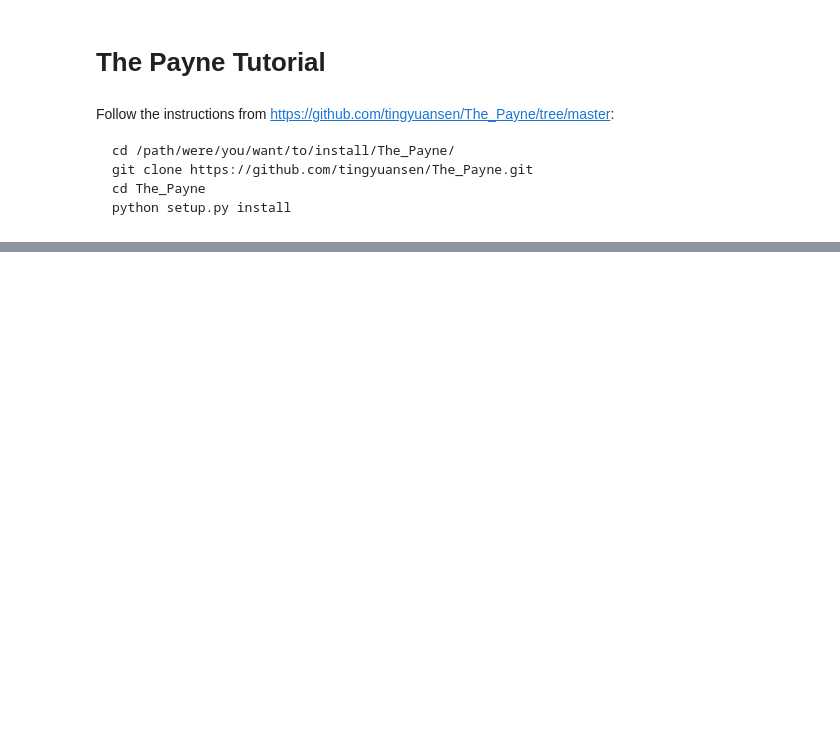
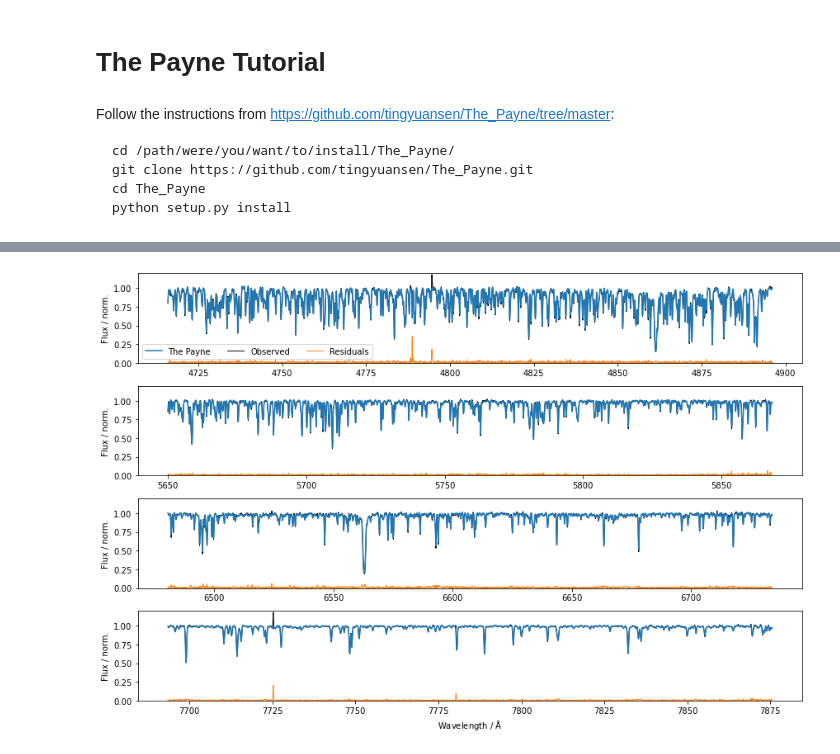
Before and after one commit to svenbuder/the_payne_tutorial, a Jupyter notebook: the_payne_tutorial.ipynb, the cells around one changed output, grey strips where cells are left out. Drawn from its saved outputs; the diff is of its cells as text; code cells hidden in the pictures; blank space fills up the shorter version.

```diff
--- a/the_payne_tutorial.ipynb
+++ b/the_payne_tutorial.ipynb
@@ -186,0 +317,6 @@ training.neural_net(
+# %%
+example_labels = training_set_labels[0]
+example_spectrum = calculate_spectrum(example_labels, NN_coeffs)
+plot_spectrum(example_spectrum, example_labels, comparison_spectrum = training_set_flux[0])
+# %% [output]
+[figure, added]
```
Also changed, not shown: parts of 16 cells of this notebook, 2 other files.
